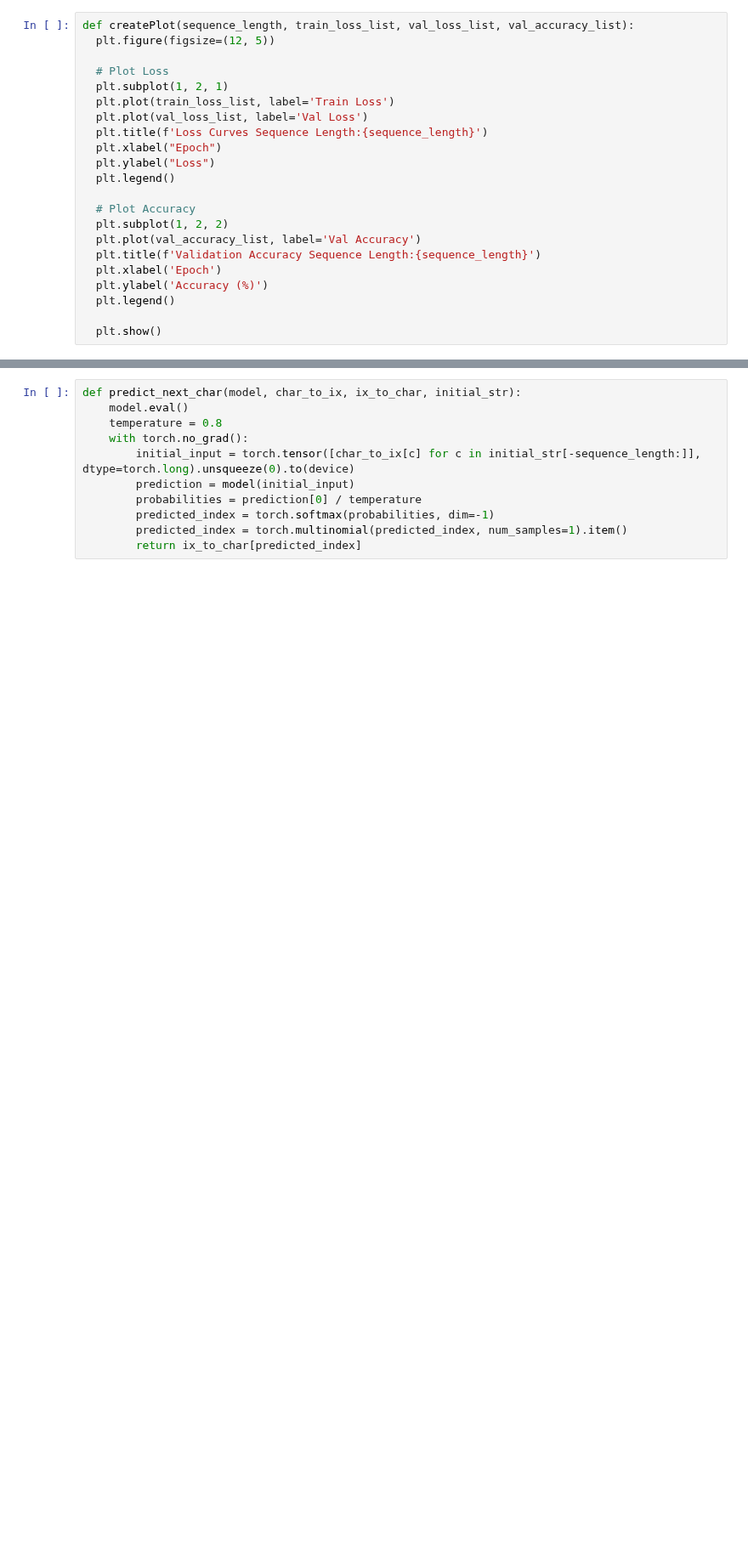
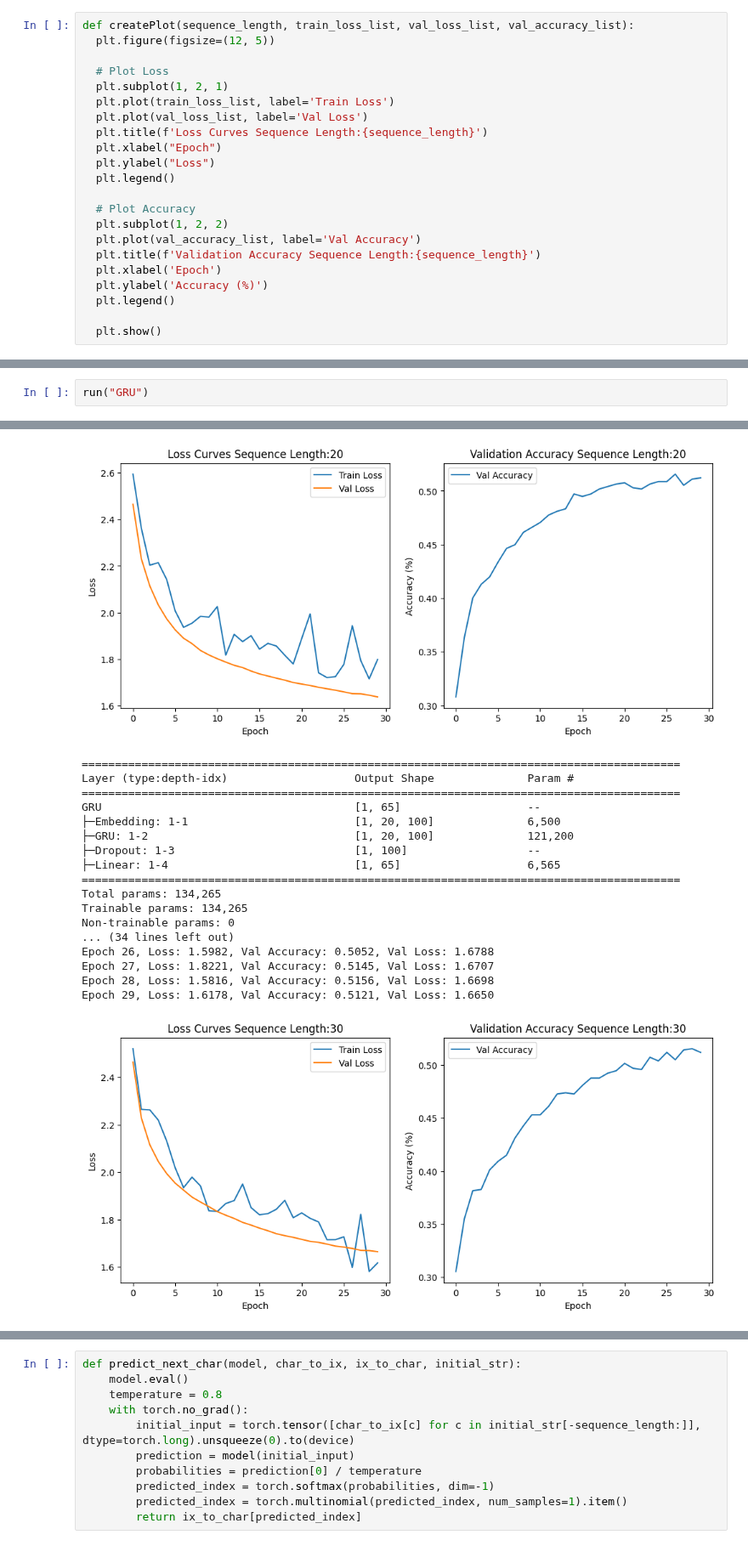
Before and after one commit to JordanTerwilliger/Intro-to-Deep-Learning, a Jupyter notebook: HW2/HW2_LanguageProcessing_RNN_Q2.ipynb, the cells around one changed output, grey strips where cells are left out. Shown at 85% size. Cells and saved outputs as stored; diff of their text form; blank space fills up the shorter version.

```diff
--- a/HW2/HW2_LanguageProcessing_RNN_Q2.ipynb
+++ b/HW2/HW2_LanguageProcessing_RNN_Q2.ipynb
@@ -195,0 +327,3 @@ summary(model, input_size = (1,20), dtypes=[torch.long])
+# %%
+run("GRU")
+# %% [output]
@@ -195,0 +347,19 @@ summary(model, input_size = (1,20), dtypes=[torch.long])
+[figure, added]
+==========================================================================================
+Layer (type:depth-idx)                   Output Shape              Param #
+==========================================================================================
+GRU                                      [1, 65]                   --
+├─Embedding: 1-1                         [1, 20, 100]              6,500
+├─GRU: 1-2                               [1, 20, 100]              121,200
+├─Dropout: 1-3                           [1, 100]                  --
+├─Linear: 1-4                            [1, 65]                   6,565
+==========================================================================================
+Total params: 134,265
+Trainable params: 134,265
+Non-trainable params: 0
+... (34 lines left out)
+Epoch 26, Loss: 1.5982, Val Accuracy: 0.5052, Val Loss: 1.6788
+Epoch 27, Loss: 1.8221, Val Accuracy: 0.5145, Val Loss: 1.6707
+Epoch 28, Loss: 1.5816, Val Accuracy: 0.5156, Val Loss: 1.6698
+Epoch 29, Loss: 1.6178, Val Accuracy: 0.5121, Val Loss: 1.6650
+[figure, added]
```
Also changed, not shown: parts of 15 cells of this notebook.
